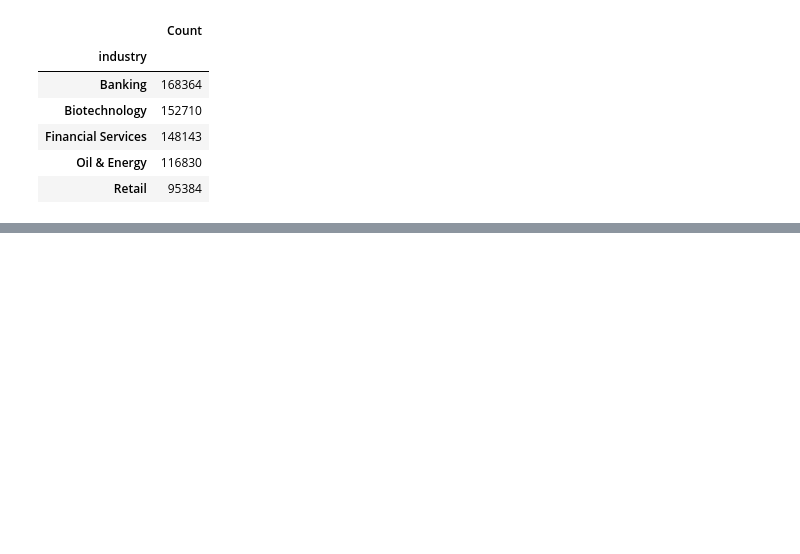
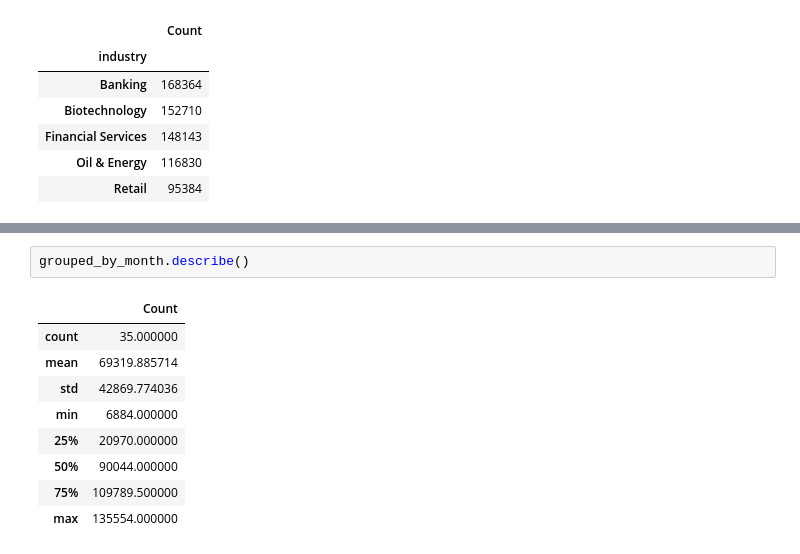
Before and after one commit to sayebms1/data_incubator, a Jupyter notebook: challenge.ipynb, the cells around one changed output, grey strips where cells are left out. Drawn from its saved outputs; the diff is of its cells as text; blank space fills up the shorter version.

```diff
--- a/challenge.ipynb
+++ b/challenge.ipynb
@@ -137,0 +192,12 @@ grouped_by_industry.head()
+# %%
+grouped_by_month.describe()
+# %% [output]
+|  | Count |
+| count | 35.000000 |
+| mean | 69319.885714 |
+| std | 42869.774036 |
+| min | 6884.000000 |
+| 25% | 20970.000000 |
+| 50% | 90044.000000 |
+| 75% | 109789.500000 |
+| max | 135554.000000 |
```
Also changed, not shown: parts of 12 cells of this notebook.
